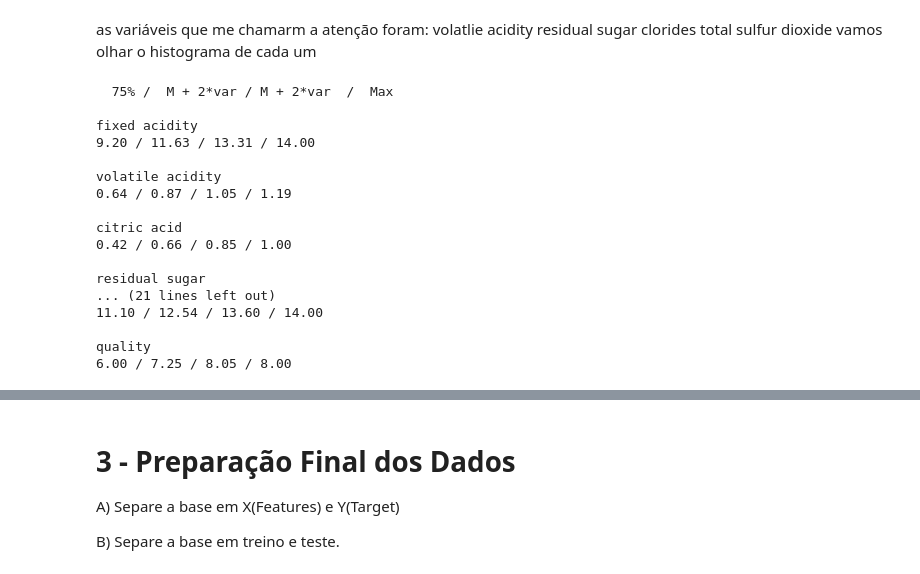
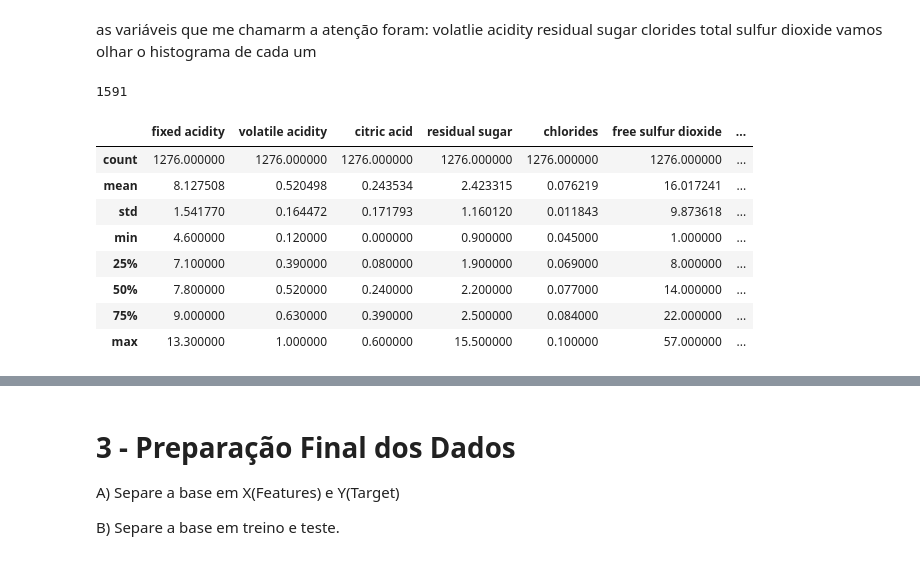
Before and after one commit to marinappdf/projetos-EBAC, a Jupyter notebook: Random Forest/Cientista de Dados Pratique M32.ipynb, the cells around one changed output, grey strips where cells are left out. Saved outputs shown, nothing was run; the diff lists cells and outputs as text; code cells hidden in the pictures.

```diff
--- a/Random Forest/Cientista de Dados Pratique M32.ipynb
+++ b/Random Forest/Cientista de Dados Pratique M32.ipynb
@@ -170,29 +142,0 @@ px.histogram(df,
-# %%
-df = df[df['volatile acidity']<=1.2]
-print("  75% /  M + 2*var / M + 2*var  /  Max")
-for campo in df:
-    print("\n{}\n{:.2f} / {:.2f} / {:.2f} / {:.2f} ".format(
-        campo,
-        df[campo].describe()['75%'],
-        df[campo].mean() + 2*df[campo].std(),
-        df[campo].mean() + 3*df[campo].std(),
-        df[campo].max()
-    ))
-# %% [output]
-  75% /  M + 2*var / M + 2*var  /  Max
-
-fixed acidity
-9.20 / 11.63 / 13.31 / 14.00
-
-volatile acidity
-0.64 / 0.87 / 1.05 / 1.19
-
-citric acid
-0.42 / 0.66 / 0.85 / 1.00
-
-residual sugar
-... (21 lines left out)
-11.10 / 12.54 / 13.60 / 14.00
-
-quality
-6.00 / 7.25 / 8.05 / 8.00
@@ -207,0 +143,17 @@ px.histogram(df,
+# %%
+qtd_base_original = df['quality'].count()
+print(qtd_base_original)
+# %% [output]
+1591
+# %%
+df.describe()
+# %% [output]
+|  | fixed acidity | volatile acidity | citric acid | residual sugar | chlorides | free sulfur dioxide | ... |
+| count | 1276.000000 | 1276.000000 | 1276.000000 | 1276.000000 | 1276.000000 | 1276.000000 | ... |
+| mean | 8.127508 | 0.520498 | 0.243534 | 2.423315 | 0.076219 | 16.017241 | ... |
+| std | 1.541770 | 0.164472 | 0.171793 | 1.160120 | 0.011843 | 9.873618 | ... |
+| min | 4.600000 | 0.120000 | 0.000000 | 0.900000 | 0.045000 | 1.000000 | ... |
+| 25% | 7.100000 | 0.390000 | 0.080000 | 1.900000 | 0.069000 | 8.000000 | ... |
+| 50% | 7.800000 | 0.520000 | 0.240000 | 2.200000 | 0.077000 | 14.000000 | ... |
+| 75% | 9.000000 | 0.630000 | 0.390000 | 2.500000 | 0.084000 | 22.000000 | ... |
+| max | 13.300000 | 1.000000 | 0.600000 | 15.500000 | 0.100000 | 57.000000 | ... |
```
Also changed, not shown: parts of 20 cells of this notebook.
